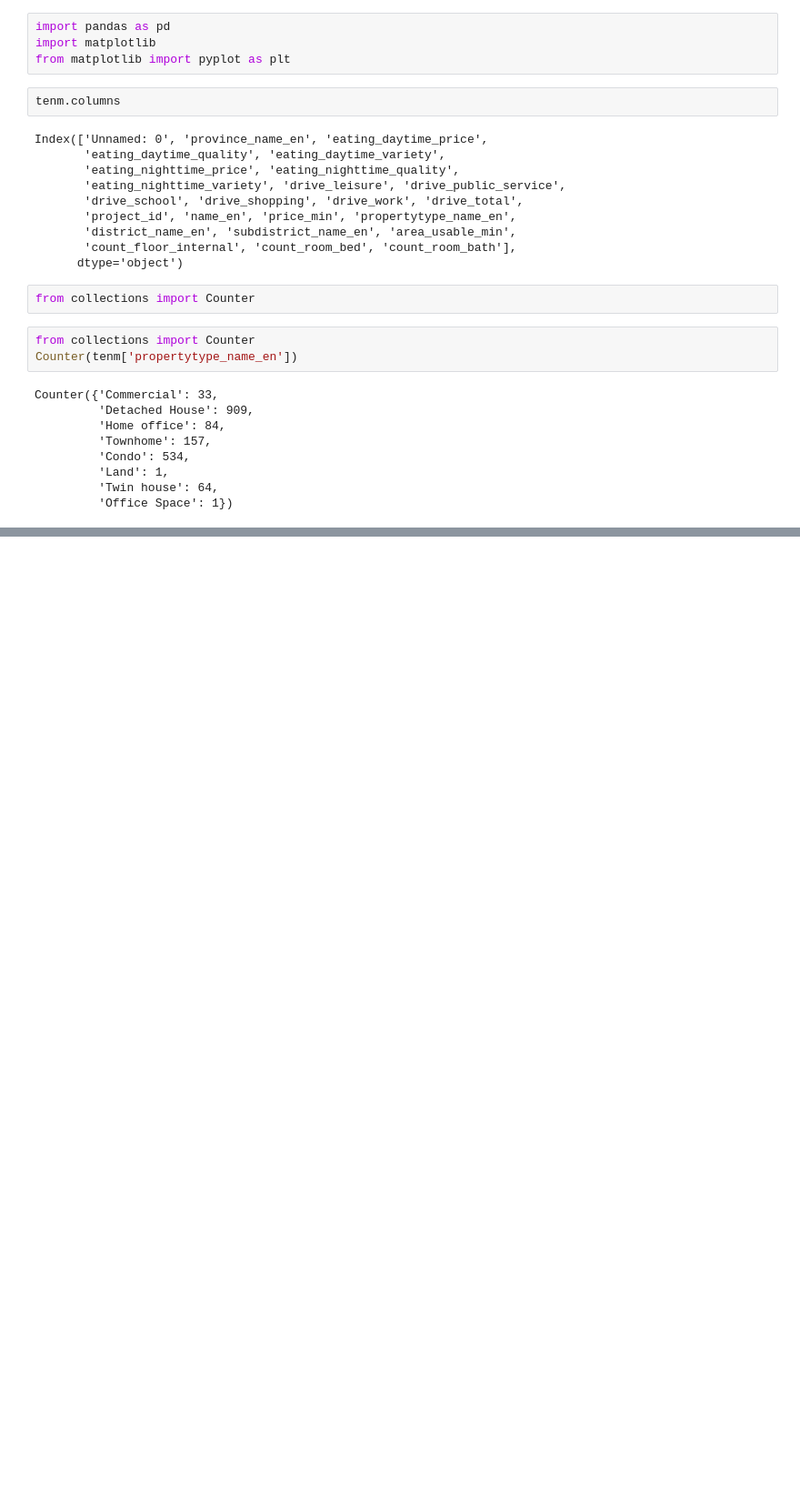
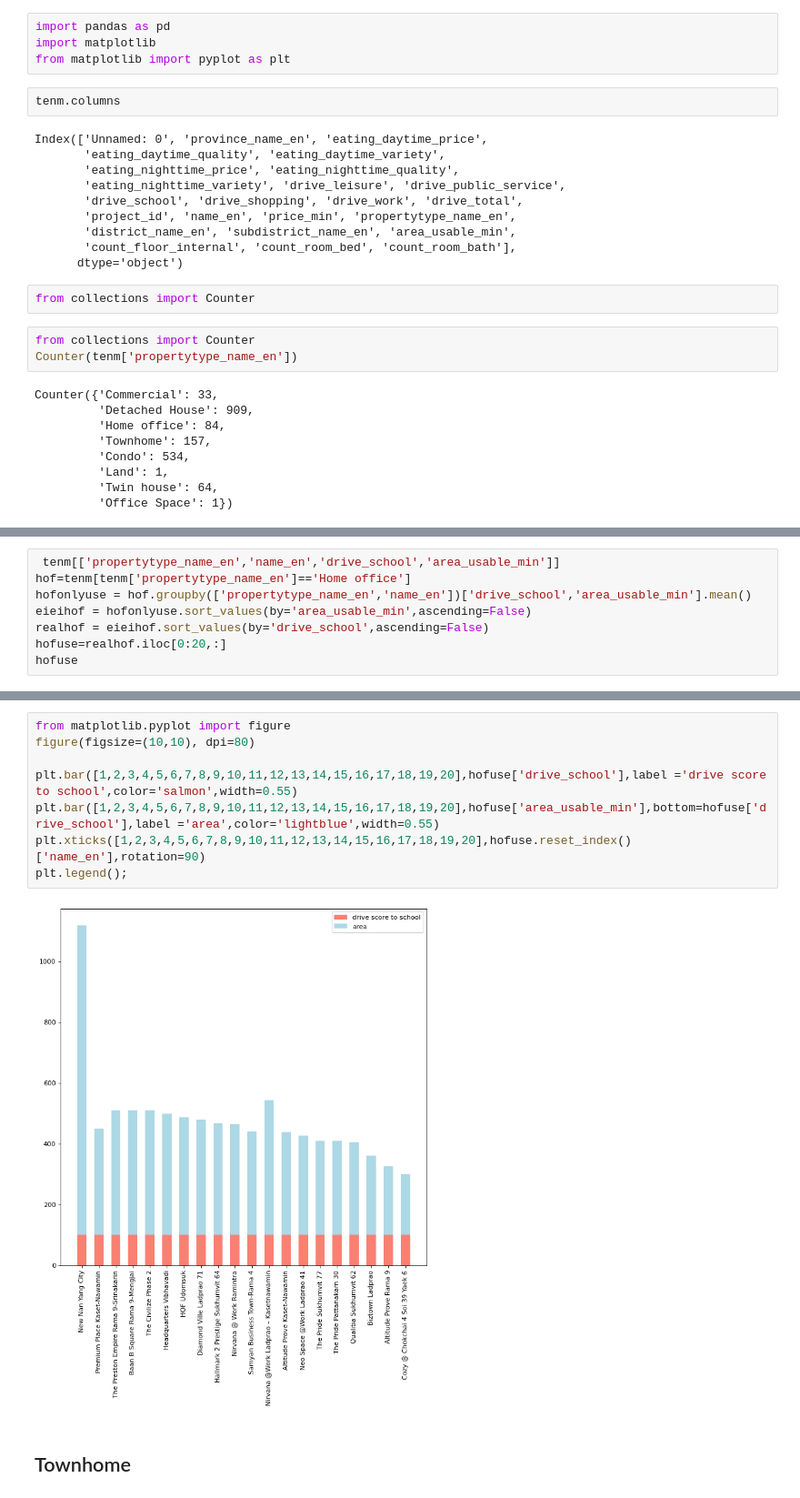
Before and after one commit to sucheerarighthere/BasicProg_DataViz65, a Jupyter notebook: FinalProject_Data.ipynb, the cells around one changed output, grey strips where cells are left out. Shown at 91% size. Drawn from its saved outputs; the diff is of its cells as text; blank space fills up the shorter version.

```diff
--- a/FinalProject_Data.ipynb
+++ b/FinalProject_Data.ipynb
@@ -171,0 +191,8 @@ plt.xticks(x, labels, rotation='vertical')
+# %%
+ tenm[['propertytype_name_en','name_en','drive_school','area_usable_min']]
+hof=tenm[tenm['propertytype_name_en']=='Home office']
+hofonlyuse = hof.groupby(['propertytype_name_en','name_en'])['drive_school','area_usable_min'].mean()
+eieihof = hofonlyuse.sort_values(by='area_usable_min',ascending=False)
+realhof = eieihof.sort_values(by='drive_school',ascending=False)
+hofuse=realhof.iloc[0:20,:]
+hofuse
@@ -171,0 +218,12 @@ plt.xticks(x, labels, rotation='vertical')
+# %%
+from matplotlib.pyplot import figure
+figure(figsize=(10,10), dpi=80)
+
+plt.bar([1,2,3,4,5,6,7,8,9,10,11,12,13,14,15,16,17,18,19,20],hofuse['drive_school'],label ='drive score to school',color='salmon',width=0.55)
+plt.bar([1,2,3,4,5,6,7,8,9,10,11,12,13,14,15,16,17,18,19,20],hofuse['area_usable_min'],bottom=hofuse['drive_school'],label ='area',color='lightblue',width=0.55)
+plt.xticks([1,2,3,4,5,6,7,8,9,10,11,12,13,14,15,16,17,18,19,20],hofuse.reset_index()['name_en'],rotation=90)
+plt.legend();
+# %% [output]
+[figure, added]
+# %% [markdown]
+## Townhome
```
Also changed, not shown: parts of 25 cells of this notebook.
